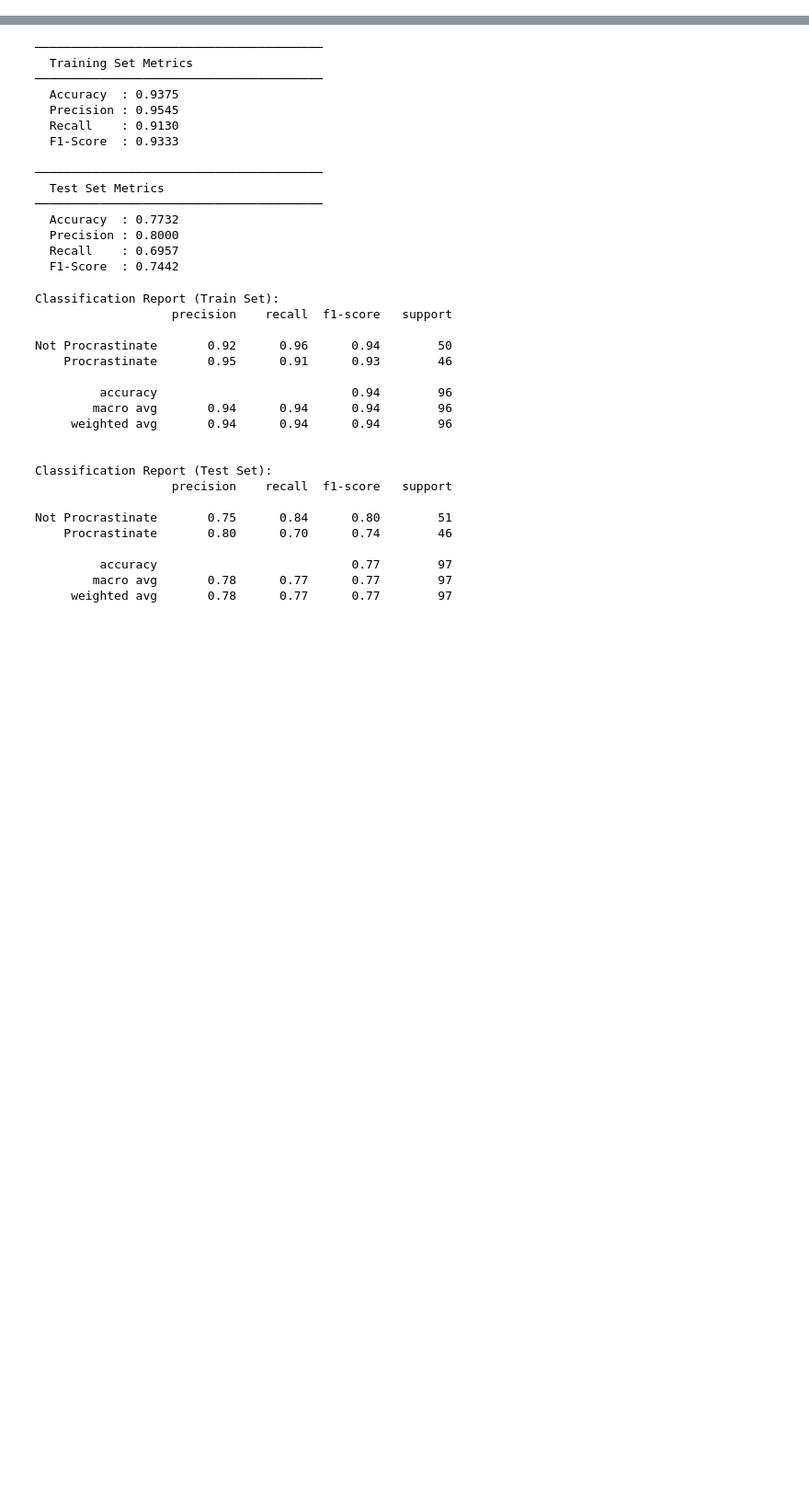
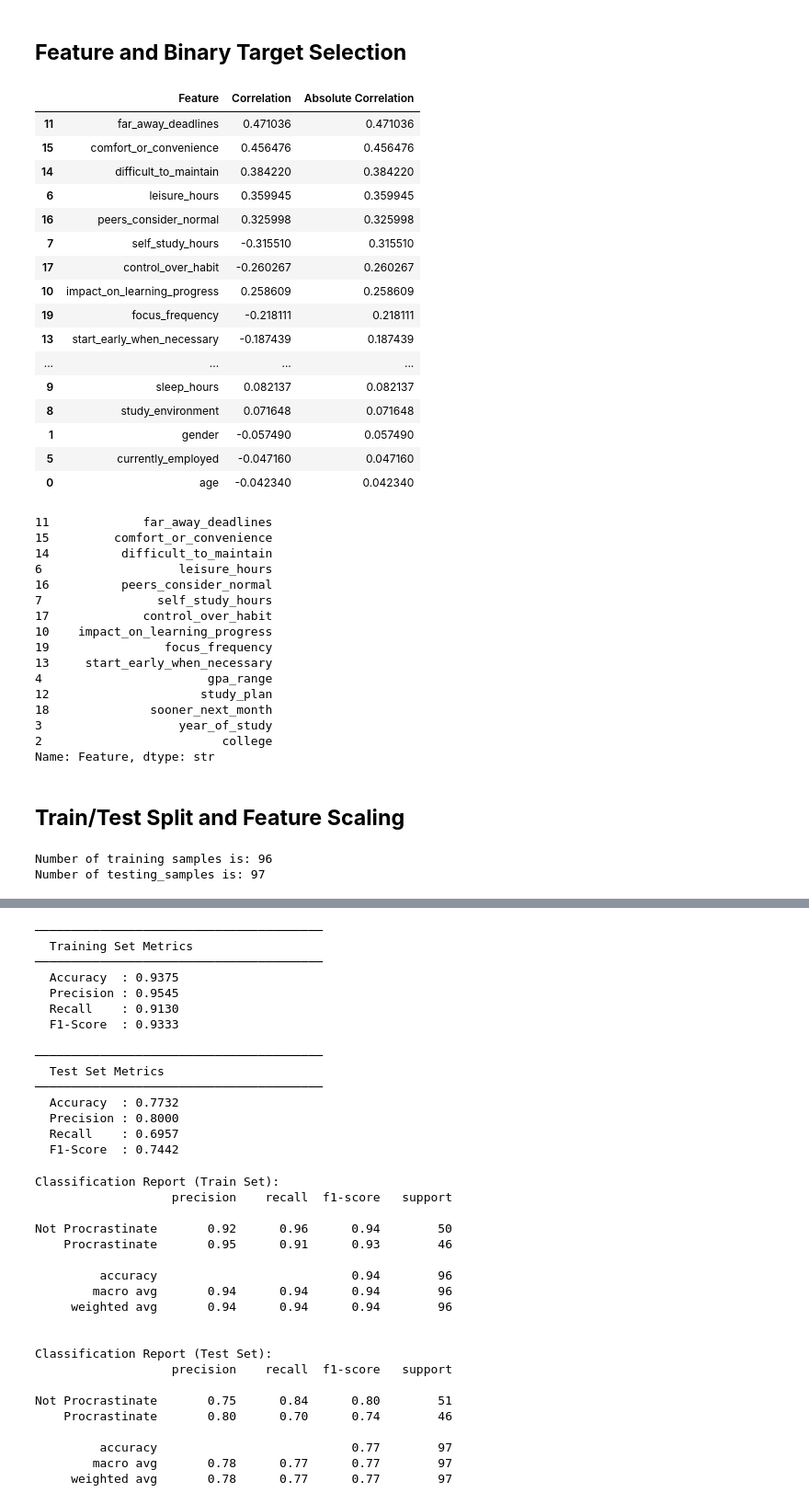
Before and after one commit to longlinh123456/final_project, a Jupyter notebook: source/supervised.ipynb, the cells around one changed output, grey strips where cells are left out. Shown at 92% size. Drawn from its saved outputs; the diff is of its cells as text; code cells hidden in the pictures; blank space fills up the shorter version.

```diff
--- a/source/supervised.ipynb
+++ b/source/supervised.ipynb
@@ -55,3 +53,76 @@ y = df.loc[X.index, "procrastinate"]
+# %% [markdown]
+## **Feature and Binary Target Selection**
+# %%
+# ------------------- Binary Target Selection -----------------------
+# >= 4 is 1 (procrastinate), < 4 is 0 (does not procrastinate)
+target_feature = "delay_until_deadline"
+y = (df[target_feature] >= 5).astype(int)
+
+
+# ------------------- Feature Selection -----------------------------
+drop_features = ["delay_until_deadline",
+                 "timestamp",
+                 "referrer",
+                 "data_quality_check",
+                 "delay_unenjoyable_assignments"]
+
+# Filter out a list of 20 candidate features
+candidate_features = df.drop(columns = drop_features).columns
+
+# Assess the correlation of each feature with the target variable
+features_correlation = []
+for feature in candidate_features:
+    correlation = df[feature].corr(df[target_feature])
+    features_correlation.append({
+        "Feature" : feature,
+        "Correlation" : correlation,
+        "Absolute Correlation" : abs(correlation)
+    })
+
+corr_df = pd.DataFrame(features_correlation).sort_values(by = "Absolute Correlation", ascending = False)
+display(corr_df)
+
+# Choose the top 15 features
+top_15_features = corr_df.iloc[:15, 0]
+display(top_15_features)
+
+X = df[top_15_features]
+# %% [output]
+|  | Feature | Correlation | Absolute Correlation |
+| 11 | far_away_deadlines | 0.471036 | 0.471036 |
+| 15 | comfort_or_convenience | 0.456476 | 0.456476 |
+| 14 | difficult_to_maintain | 0.384220 | 0.384220 |
+| 6 | leisure_hours | 0.359945 | 0.359945 |
+| 16 | peers_consider_normal | 0.325998 | 0.325998 |
+| 7 | self_study_hours | -0.315510 | 0.315510 |
+| 17 | control_over_habit | -0.260267 | 0.260267 |
+| 10 | impact_on_learning_progress | 0.258609 | 0.258609 |
+| 19 | focus_frequency | -0.218111 | 0.218111 |
+| 13 | start_early_when_necessary | -0.187439 | 0.187439 |
+| ... | ... | ... | ... |
+| 9 | sleep_hours | 0.082137 | 0.082137 |
+| 8 | study_environment | 0.071648 | 0.071648 |
+| 1 | gender | -0.057490 | 0.057490 |
+| 5 | currently_employed | -0.047160 | 0.047160 |
+| 0 | age | -0.042340 | 0.042340 |
+11             far_away_deadlines
+15         comfort_or_convenience
+14          difficult_to_maintain
+6                   leisure_hours
+16          peers_consider_normal
+7                self_study_hours
+17             control_over_habit
+10    impact_on_learning_progress
+19                focus_frequency
+13     start_early_when_necessary
+4                       gpa_range
+12                     study_plan
+18              sooner_next_month
+3                   year_of_study
+2                         college
+Name: Feature, dtype: str
+# %% [markdown]
+## **Train/Test Split and Feature Scaling**
 # %%
 # ─────────────────────────────────────────────
 # 2. Perform stratified train-test split
@@ -60,7 +131,13 @@ X_train, X_test, y_train, y_test = train_test_split(
     X, y, test_size=0.5, stratify=y, random_state=42
 )
 
+print(f"Number of training samples is: {X_train.shape[0]}")
+print(f"Number of testing_samples is: {X_test.shape[0]}")
+
 # Scale features
 scaler = StandardScaler()
 X_train_sc = scaler.fit_transform(X_train)
 X_test_sc = scaler.transform(X_test)
+# %% [output]
+Number of training samples is: 96
+Number of testing_samples is: 97
```
Also changed, not shown: parts of 19 cells of this notebook, 5 other files.
